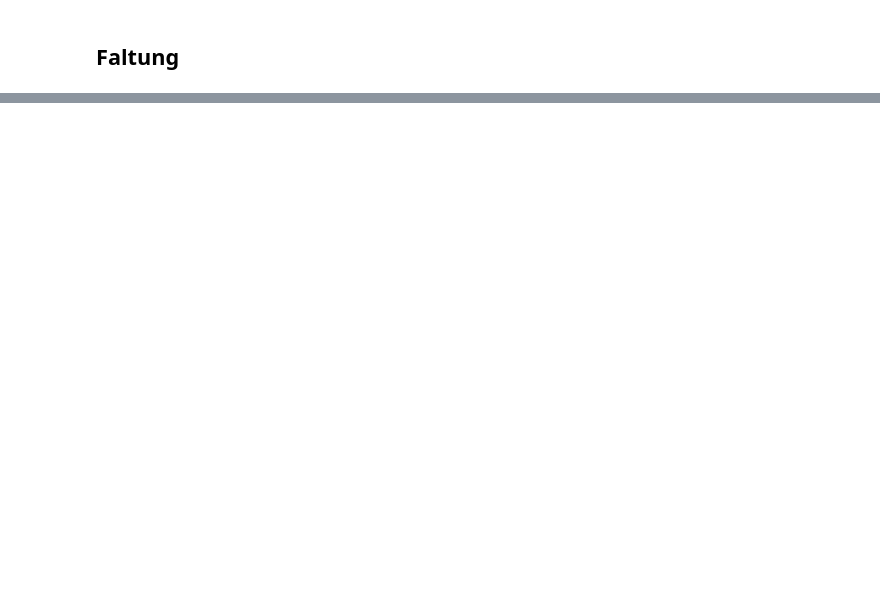
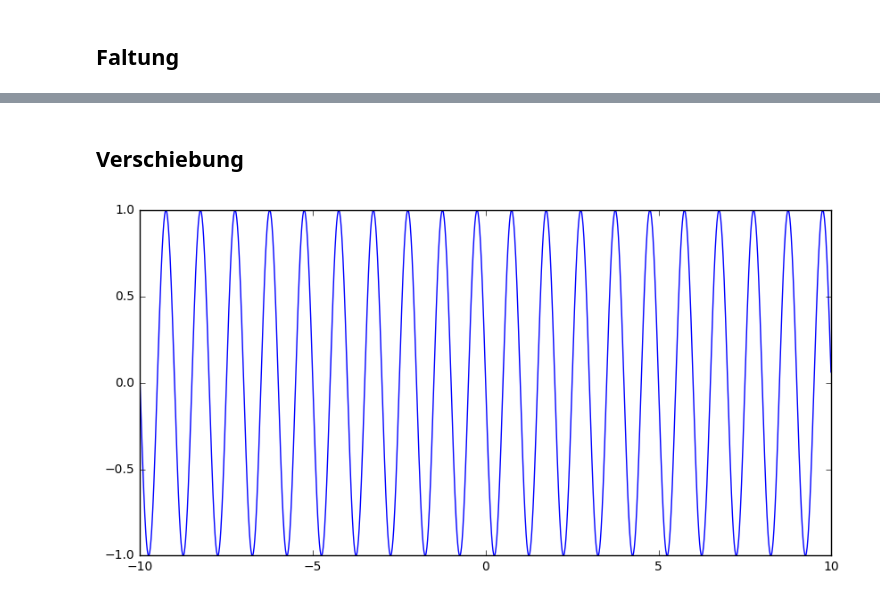
Before and after one commit to larsjn/projektarbeit, a Jupyter notebook: signalgenerierung_ipython/Demo_Kontinuierliche_Signale.ipynb, the cells around one changed output, grey strips where cells are left out. Cells and saved outputs as stored; diff of their text form; code cells hidden in the pictures; blank space fills up the shorter version.

```diff
--- a/signalgenerierung_ipython/Demo_Kontinuierliche_Signale.ipynb
+++ b/signalgenerierung_ipython/Demo_Kontinuierliche_Signale.ipynb
@@ -51,0 +62,7 @@ S3.plot()
+# %% [markdown]
+## Verschiebung
+# %%
+S3=sig.shift(S1,0.5)
+S3.plot()
+# %% [output]
+[figure, added]
```
Also changed, not shown: parts of 6 cells of this notebook, 5 other files.
